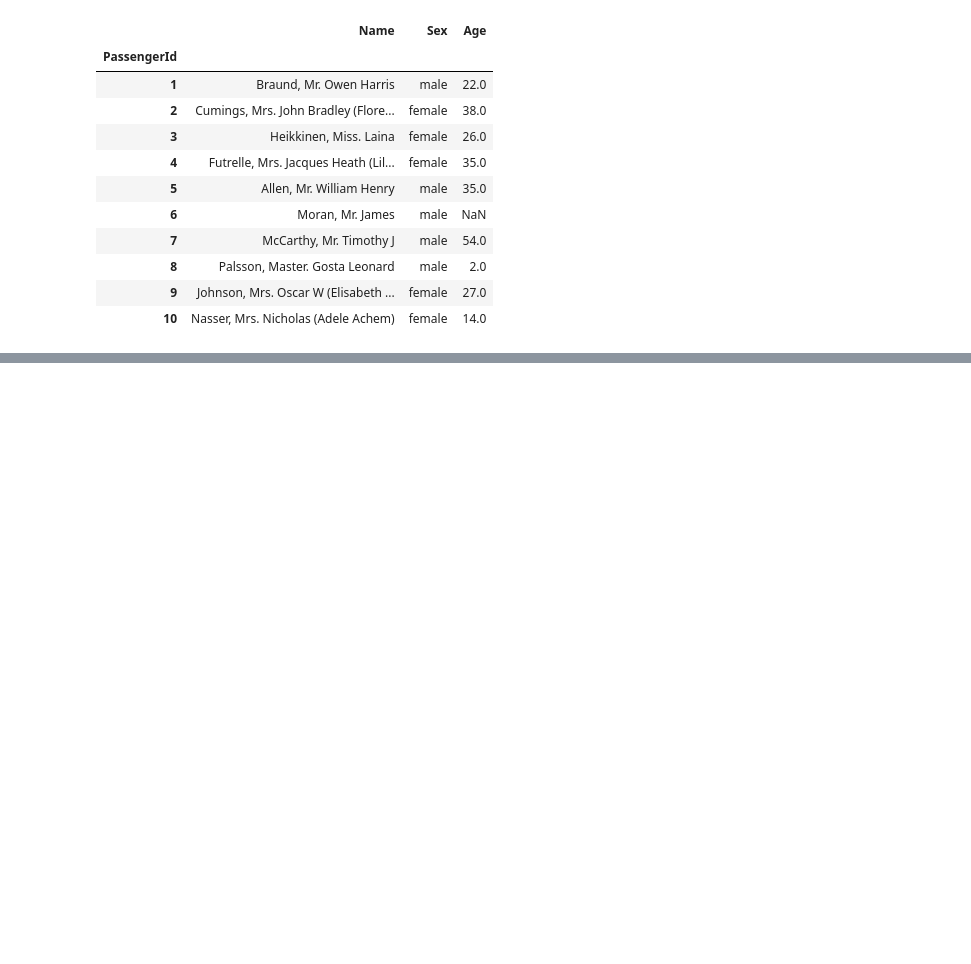
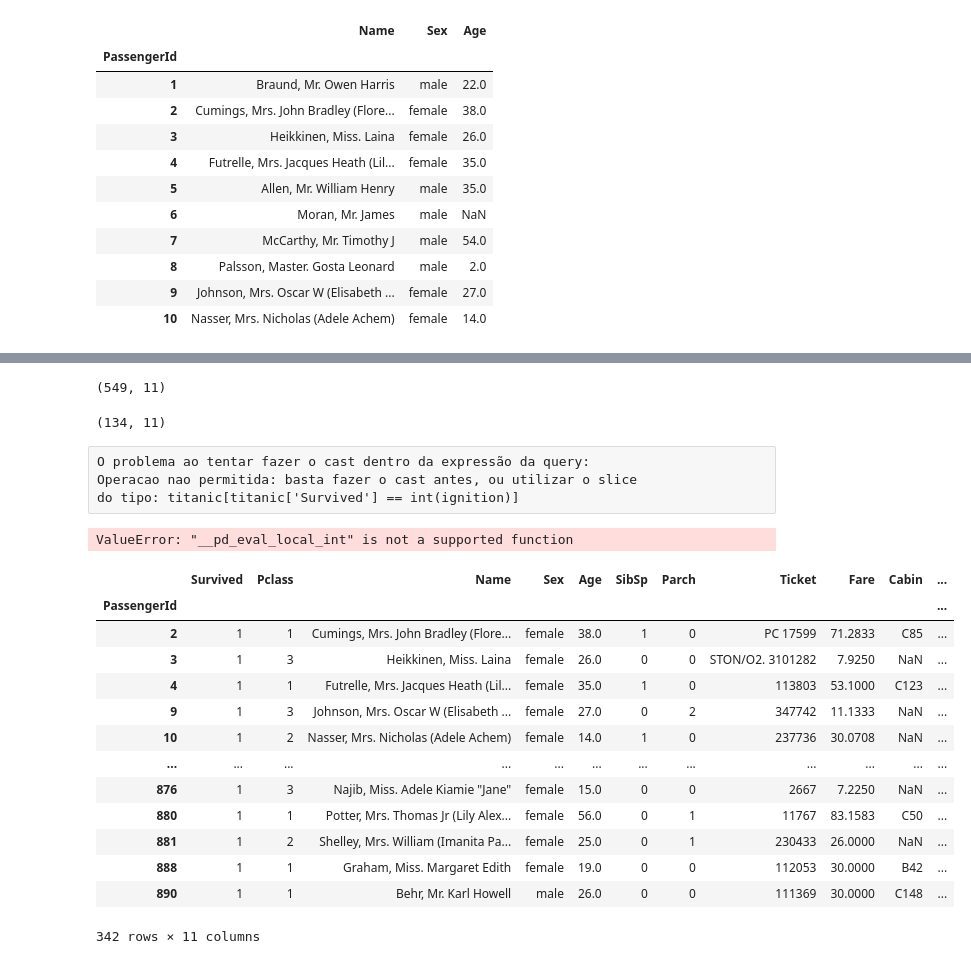
Before and after one commit to JohnnyUFT/info_labs, a Jupyter notebook: dataframe.ipynb, the cells around one changed output, grey strips where cells are left out. Drawn from its saved outputs; the diff is of its cells as text; code cells hidden in the pictures; blank space fills up the shorter version.

Commit message:
[add] - novos testes com dataframe

```diff
--- a/dataframe.ipynb
+++ b/dataframe.ipynb
@@ -231,0 +192,2 @@ anom = titanic.iloc[0:3, 3] == "anonymous"
+# %%
+ignition = True
@@ -231,0 +209,6 @@ anom = titanic.iloc[0:3, 3] == "anonymous"
+# %%
+df = titanic[titanic['Survived'] == 0]
+df.head(3)
+df.shape
+# %% [output]
+(549, 11)
@@ -231,0 +217,35 @@ anom = titanic.iloc[0:3, 3] == "anonymous"
+# %%
+df = df.query('Age > @speed')
+df.head(3)
+df.shape
+# %% [output]
+(134, 11)
+# %% [raw]
+O problema ao tentar fazer o cast dentro da expressão da query:
+Operacao nao permitida: basta fazer o cast antes, ou utilizar o slice
+do tipo: titanic[titanic['Survived'] == int(ignition)]
+# %%
+# nao aceita cast dentro da expressao do query:
+df = df.query('Survived == @int(ignition)')
+df.head(3)
+#df.shape
+# %% [output]
+ValueError: "__pd_eval_local_int" is not a supported function
+# %%
+# acess more readable than pd.query()
+titanic[titanic['Survived'] == int(ignition)]
+# %% [output]
+|  | Survived | Pclass | Name | Sex | Age | SibSp | Parch | Ticket | Fare | Cabin | ... |
+| PassengerId |  |  |  |  |  |  |  |  |  |  | ... |
+| 2 | 1 | 1 | Cumings, Mrs. John Bradley (Flore... | female | 38.0 | 1 | 0 | PC 17599 | 71.2833 | C85 | ... |
+| 3 | 1 | 3 | Heikkinen, Miss. Laina | female | 26.0 | 0 | 0 | STON/O2. 3101282 | 7.9250 | NaN | ... |
+| 4 | 1 | 1 | Futrelle, Mrs. Jacques Heath (Lil... | female | 35.0 | 1 | 0 | 113803 | 53.1000 | C123 | ... |
+| 9 | 1 | 3 | Johnson, Mrs. Oscar W (Elisabeth ... | female | 27.0 | 0 | 2 | 347742 | 11.1333 | NaN | ... |
+| 10 | 1 | 2 | Nasser, Mrs. Nicholas (Adele Achem) | female | 14.0 | 1 | 0 | 237736 | 30.0708 | NaN | ... |
+| ... | ... | ... | ... | ... | ... | ... | ... | ... | ... | ... | ... |
+| 876 | 1 | 3 | Najib, Miss. Adele Kiamie "Jane" | female | 15.0 | 0 | 0 | 2667 | 7.2250 | NaN | ... |
+| 880 | 1 | 1 | Potter, Mrs. Thomas Jr (Lily Alex... | female | 56.0 | 0 | 1 | 11767 | 83.1583 | C50 | ... |
+| 881 | 1 | 2 | Shelley, Mrs. William (Imanita Pa... | female | 25.0 | 0 | 1 | 230433 | 26.0000 | NaN | ... |
+| 888 | 1 | 1 | Graham, Miss. Margaret Edith | female | 19.0 | 0 | 0 | 112053 | 30.0000 | B42 | ... |
+| 890 | 1 | 1 | Behr, Mr. Karl Howell | male | 26.0 | 0 | 0 | 111369 | 30.0000 | C148 | ... |
+342 rows × 11 columns
```
Also changed, not shown: parts of 16 cells of this notebook, 1 other file.
